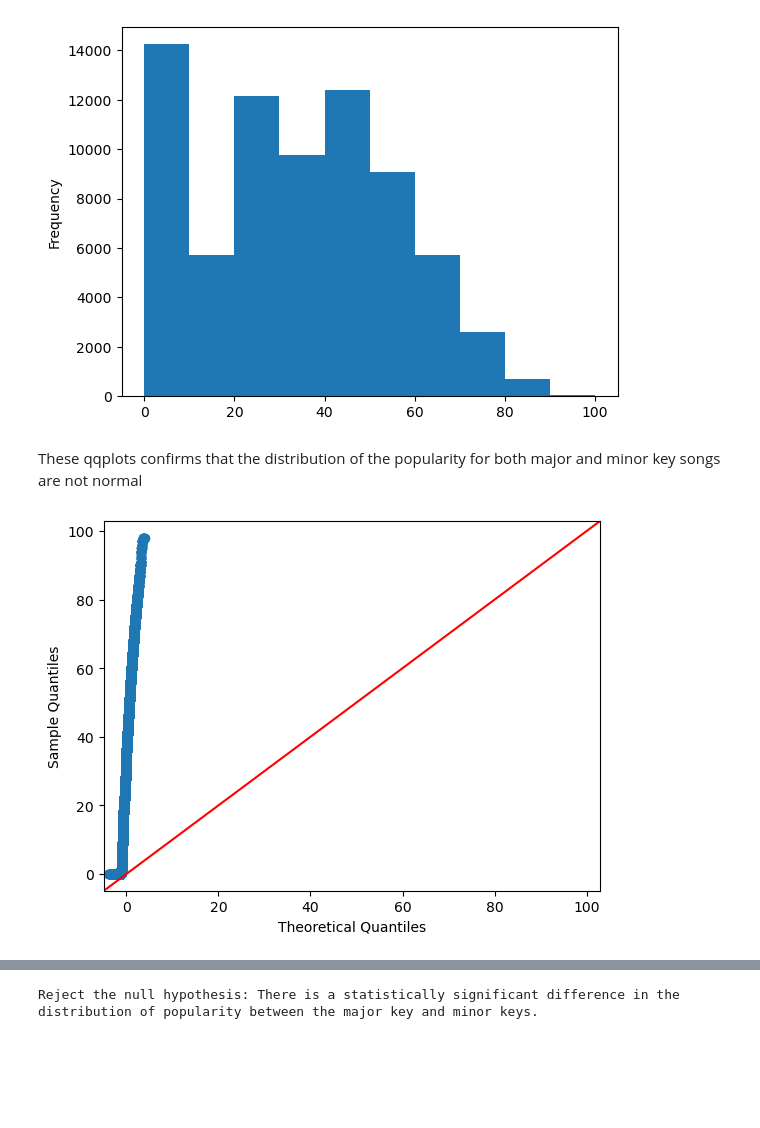
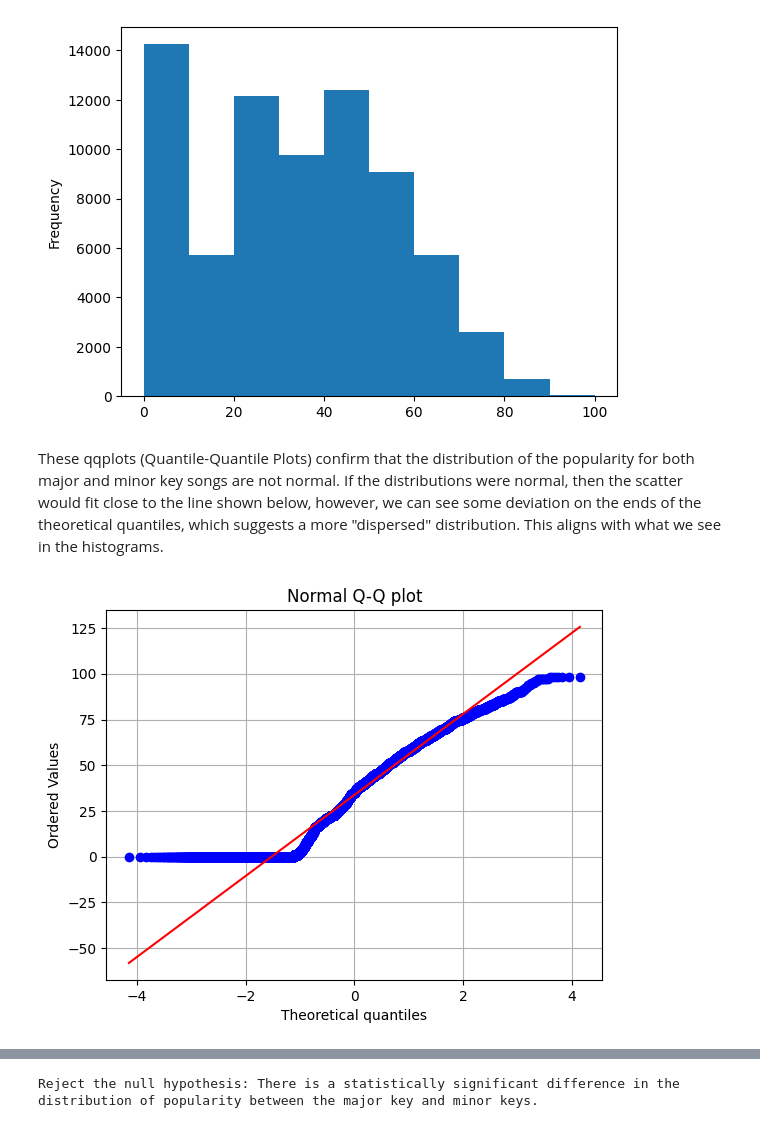
Before and after one commit to NandhuPillai/CMSC320-Final-Project, a Jupyter notebook: Checkpoint_2.ipynb, the cells around one changed output, grey strips where cells are left out. Cells and saved outputs as stored; diff of their text form; code cells hidden in the pictures; blank space fills up the shorter version.

Commit message:
Edited checkpoint2
Changed QQ plots, added some markdown to Q3

```diff
--- a/Checkpoint_2.ipynb
+++ b/Checkpoint_2.ipynb
@@ -422,9 +411,18 @@ plt.show()
 # %% [output]
 [figure]
 # %% [markdown]
-These qqplots confirms that the distribution of the popularity for both major and minor key songs are not normal
+These qqplots (Quantile-Quantile Plots) confirm that the distribution of the popularity for both major and minor key songs are not normal. If the distributions were normal, then the scatter would fit close to the line shown below, however, we can see some deviation on the ends of the theoretical quantiles, which suggests a more "dispersed" distribution. This aligns with what we see in the histograms.
 # %%
-fig = sm.qqplot(songs_in_minor_keys['popularity'], line='45')
+#Credit: https://www.geeksforgeeks.org/machine-learning/quantile-quantile-plots/
+
+stats.probplot(songs_in_minor_keys['popularity'], dist="norm", plot=plt)
+plt.title('Normal Q-Q plot')
+plt.xlabel('Theoretical quantiles')
+plt.ylabel('Ordered Values')
+plt.grid(True)
+plt.show()
+
+#fig = sm.qqplot(songs_in_minor_keys['popularity'], line='45')
 # %% [output]
-[figure, old version]
+[figure, new version]
 # %%
```
Also changed, not shown: parts of 25 cells of this notebook.
